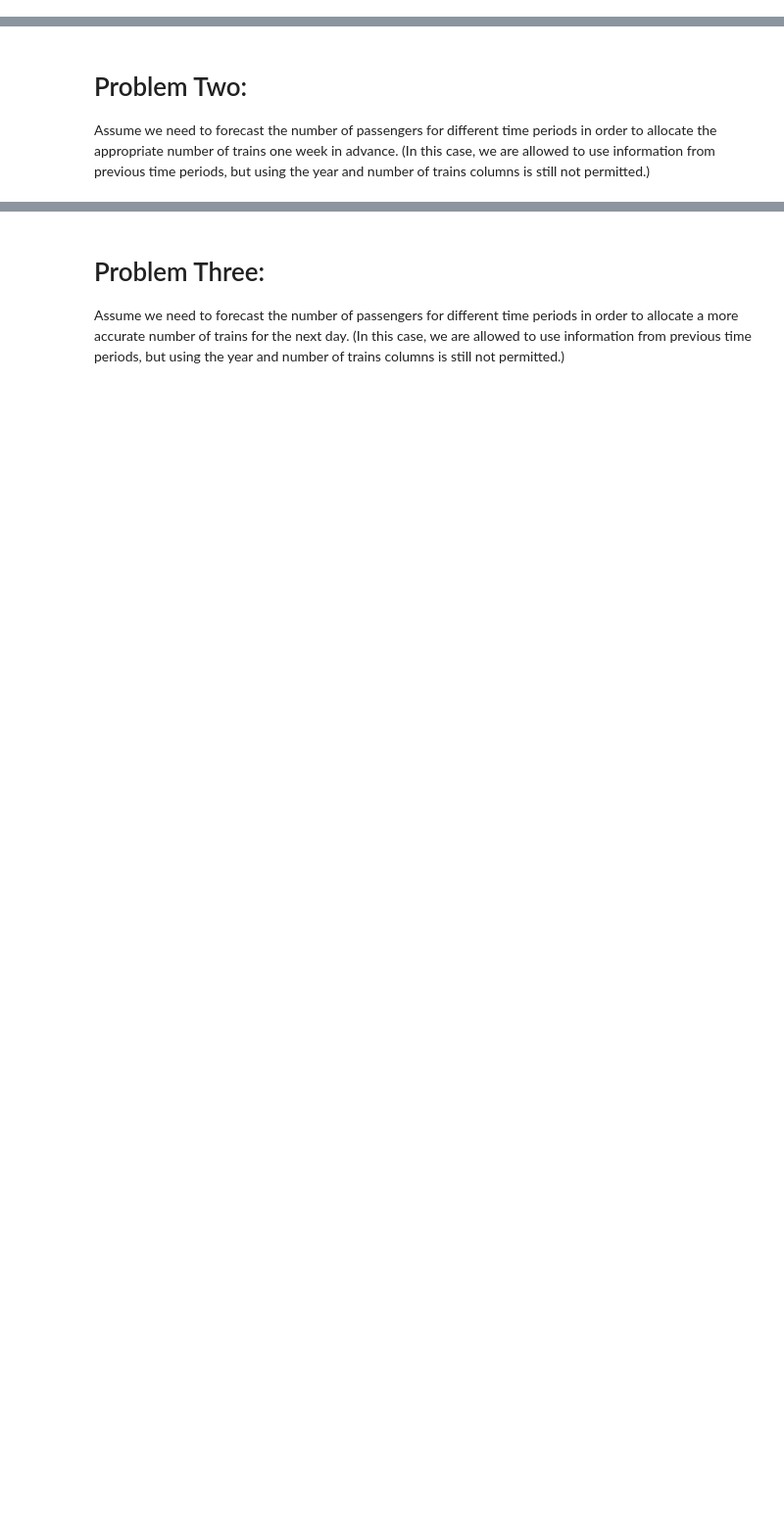
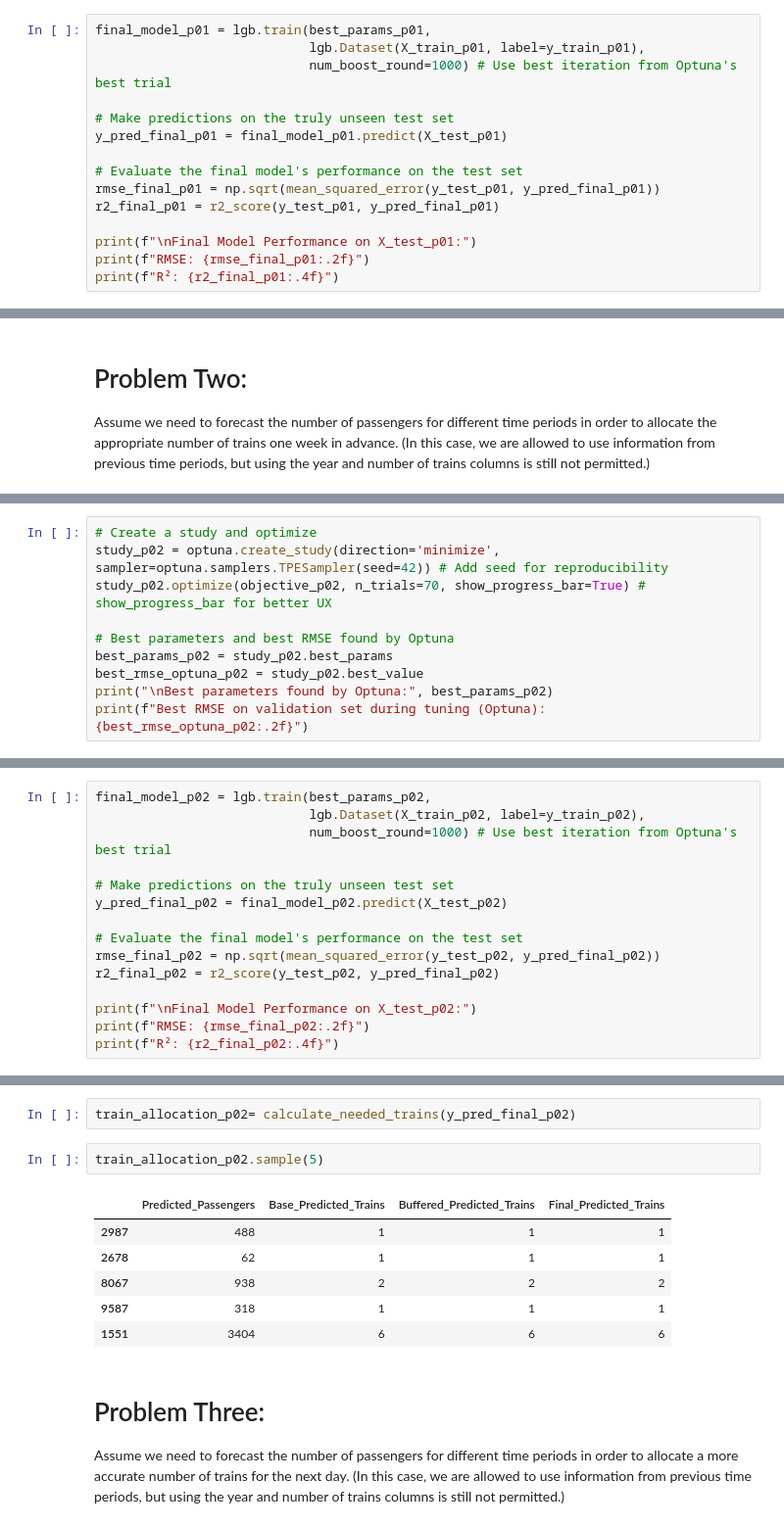
Before and after one commit to AliMSHGH/Optimization_of_Metro_Services, a Jupyter notebook: Optimization_by_Modeling.ipynb, the cells around one changed output, grey strips where cells are left out. Shown: that part at 98% size. Drawn from its saved outputs; the diff is of its cells as text; blank space fills up the shorter version.

```diff
--- a/Optimization_by_Modeling.ipynb
+++ b/Optimization_by_Modeling.ipynb
@@ -395,0 +314,15 @@ df.sample(5)
+# %%
+final_model_p01 = lgb.train(best_params_p01,
+                            lgb.Dataset(X_train_p01, label=y_train_p01),
+                            num_boost_round=1000) # Use best iteration from Optuna's best trial
+
+# Make predictions on the truly unseen test set
+y_pred_final_p01 = final_model_p01.predict(X_test_p01)
+
+# Evaluate the final model's performance on the test set
+rmse_final_p01 = np.sqrt(mean_squared_error(y_test_p01, y_pred_final_p01))
+r2_final_p01 = r2_score(y_test_p01, y_pred_final_p01)
+
+print(f"\nFinal Model Performance on X_test_p01:")
+print(f"RMSE: {rmse_final_p01:.2f}")
+print(f"R²: {r2_final_p01:.4f}")
@@ -445,0 +485,10 @@ Test set target (y_test) shape: (12874,)
+# %%
+# Create a study and optimize
+study_p02 = optuna.create_study(direction='minimize', sampler=optuna.samplers.TPESampler(seed=42)) # Add seed for reproducibility
+study_p02.optimize(objective_p02, n_trials=70, show_progress_bar=True) # show_progress_bar for better UX
+
+# Best parameters and best RMSE found by Optuna
+best_params_p02 = study_p02.best_params
+best_rmse_optuna_p02 = study_p02.best_value
+print("\nBest parameters found by Optuna:", best_params_p02)
+print(f"Best RMSE on validation set during tuning (Optuna): {best_rmse_optuna_p02:.2f}")
@@ -445,0 +514,15 @@ Test set target (y_test) shape: (12874,)
+# %%
+final_model_p02 = lgb.train(best_params_p02,
+                            lgb.Dataset(X_train_p02, label=y_train_p02),
+                            num_boost_round=1000) # Use best iteration from Optuna's best trial
+
+# Make predictions on the truly unseen test set
+y_pred_final_p02 = final_model_p02.predict(X_test_p02)
+
+# Evaluate the final model's performance on the test set
+rmse_final_p02 = np.sqrt(mean_squared_error(y_test_p02, y_pred_final_p02))
+r2_final_p02 = r2_score(y_test_p02, y_pred_final_p02)
+
+print(f"\nFinal Model Performance on X_test_p02:")
+print(f"RMSE: {rmse_final_p02:.2f}")
+print(f"R²: {r2_final_p02:.4f}")
@@ -446,3 +538,14 @@ Test set target (y_test) shape: (12874,)
+# %%
+train_allocation_p02= calculate_needed_trains(y_pred_final_p02)
+# %%
+train_allocation_p02.sample(5)
+# %% [output]
+|  | Predicted_Passengers | Base_Predicted_Trains | Buffered_Predicted_Trains | Final_Predicted_Trains |
+| 2987 | 488 | 1 | 1 | 1 |
+| 2678 | 62 | 1 | 1 | 1 |
+| 8067 | 938 | 2 | 2 | 2 |
+| 9587 | 318 | 1 | 1 | 1 |
+| 1551 | 3404 | 6 | 6 | 6 |
 # %% [markdown]
 # Problem Three:
  Assume we need to forecast the number of passengers for different time periods in order to allocate a more accurate number of trains for the next day. (In this case, we are allowed to use information from previous time periods, but using the year and number of trains columns is still not permitted.)
```
Also changed, not shown: parts of 27 cells of this notebook.
